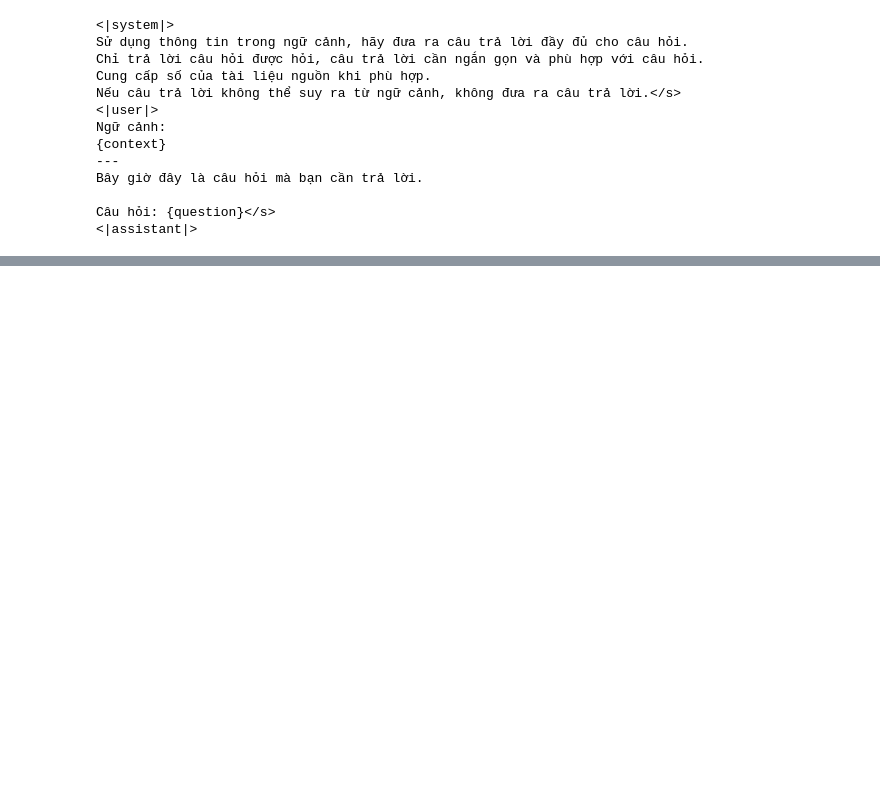
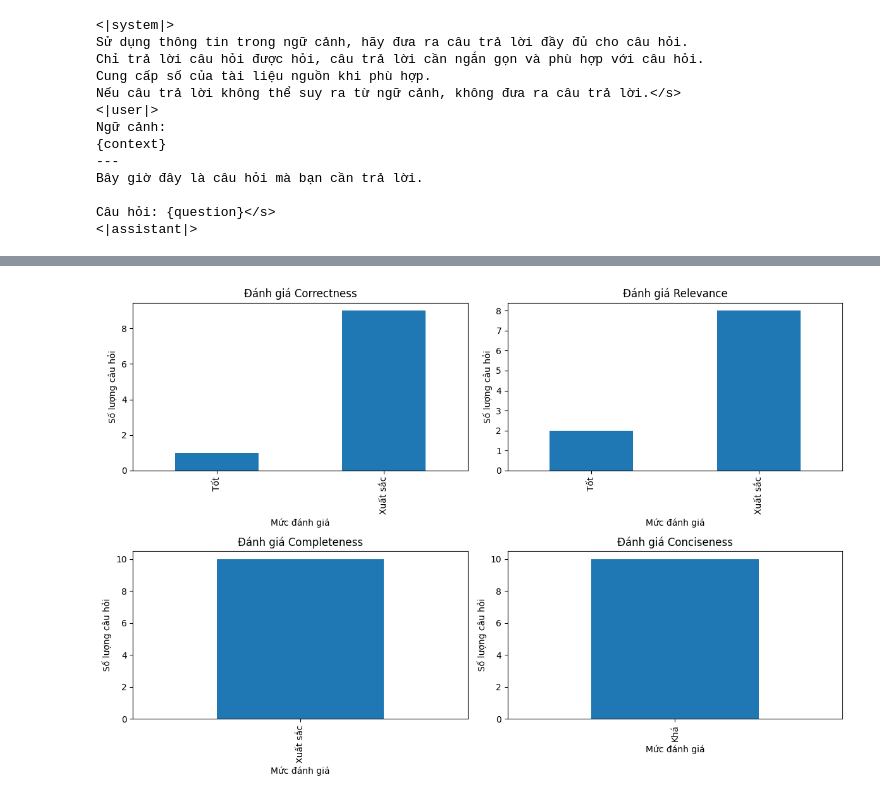
Before and after one commit to nguyenfan20/Traffic_SGU, a Jupyter notebook: Vietnamese_Legal_Traffic_RAG.ipynb, the cells around one changed output, grey strips where cells are left out. Drawn from its saved outputs; the diff is of its cells as text; code cells hidden in the pictures; blank space fills up the shorter version.

```diff
--- a/Vietnamese_Legal_Traffic_RAG.ipynb
+++ b/Vietnamese_Legal_Traffic_RAG.ipynb
@@ -561,0 +706,71 @@ b) Không chấp hành yêu cầu kiểm tra vềnồng độcồn của ngườ
+# %%
+import pandas as pd
+import matplotlib.pyplot as plt
+
+# 1. Đọc dữ liệu từ file CSV
+df = pd.read_csv("rag_evaluation_results.csv")
+
+# 2. Định nghĩa thang điểm (ví dụ)
+thang_diem = {
+    5: "Xuất sắc",
+    4: "Tốt",
+    3: "Khá",
+    2: "Trung bình",
+    1: "Kém"
+}
+
+# 3. Ánh xạ điểm số vào thang điểm
+def danh_gia_theo_thang_diem(diem):
+    for muc_diem, danh_gia in thang_diem.items():
+        if diem >= muc_diem:
+            return danh_gia
+    return "Kém"  # Mặc định nếu không có mức nào phù hợp
+
+df["danh_gia_correctness"] = df["correctness"].apply(danh_gia_theo_thang_diem)
+df["danh_gia_relevance"] = df["relevance"].apply(danh_gia_theo_thang_diem)  # ĐÃ SỬA LỖI Ở ĐÂY
+df["danh_gia_completeness"] = df["completeness"].apply(danh_gia_theo_thang_diem)
+df["danh_gia_conciseness"] = df["conciseness"].apply(danh_gia_theo_thang_diem)
+
+# 4. Thống kê số lượng đánh giá cho từng mức
+thong_ke_correctness = df["danh_gia_correctness"].value_counts()
+thong_ke_relevance = df["danh_gia_relevance"].value_counts()
+thong_ke_completeness = df["danh_gia_completeness"].value_counts()
+thong_ke_conciseness = df["danh_gia_conciseness"].value_counts()
+
+# 5. Trực quan hóa bằng biểu đồ cột
+plt.figure(figsize=(12, 8))
+
+plt.subplot(2, 2, 1)
+thong_ke_correctness.sort_index().plot(kind="bar")
+plt.title("Đánh giá Correctness")
+plt.xlabel("Mức đánh giá")
+plt.ylabel("Số lượng câu hỏi")
+
+plt.subplot(2, 2, 2)
+thong_ke_relevance.sort_index().plot(kind="bar")
+plt.title("Đánh giá Relevance")
+plt.xlabel("Mức đánh giá")
+plt.ylabel("Số lượng câu hỏi")
+
+plt.subplot(2, 2, 3)
+thong_ke_completeness.sort_index().plot(kind="bar")
+plt.title("Đánh giá Completeness")
+plt.xlabel("Mức đánh giá")
+plt.ylabel("Số lượng câu hỏi")
+
+plt.subplot(2, 2, 4)
+thong_ke_conciseness.sort_index().plot(kind="bar")
+plt.title("Đánh giá Conciseness")
+plt.xlabel("Mức đánh giá")
+plt.ylabel("Số lượng câu hỏi")
+
+plt.tight_layout()  # Để các biểu đồ không bị chồng chéo
+plt.show()
+
+# 6. In ra thống kê dạng bảng (tùy chọn)
+print("Thống kê đánh giá Correctness:\n", thong_ke_correctness)
+print("\nThống kê đánh giá Relevance:\n", thong_ke_relevance)
+print("\nThống kê đánh giá Completeness:\n", thong_ke_completeness)
+print("\nThống kê đánh giá Conciseness:\n", thong_ke_conciseness)
+# %% [output]
+[figure, added]
```
Also changed, not shown: parts of 19 cells of this notebook.
